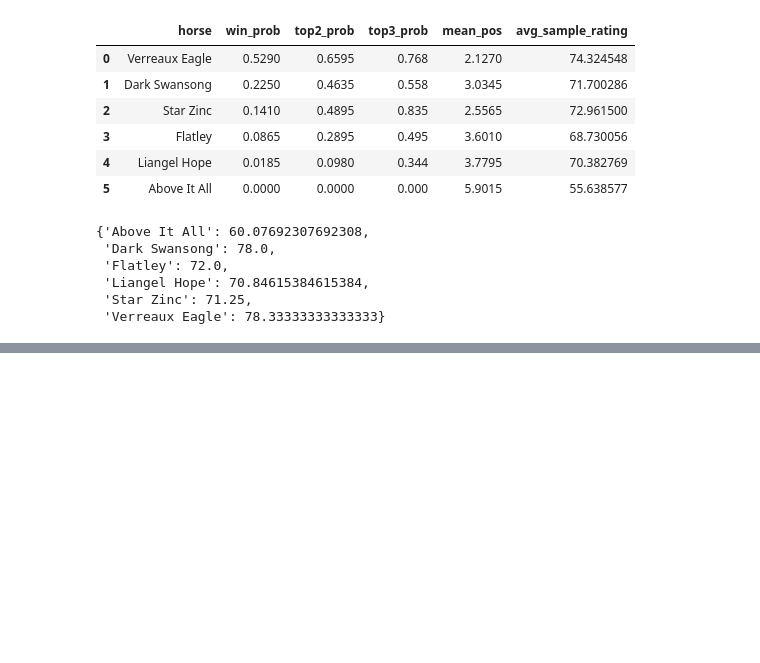
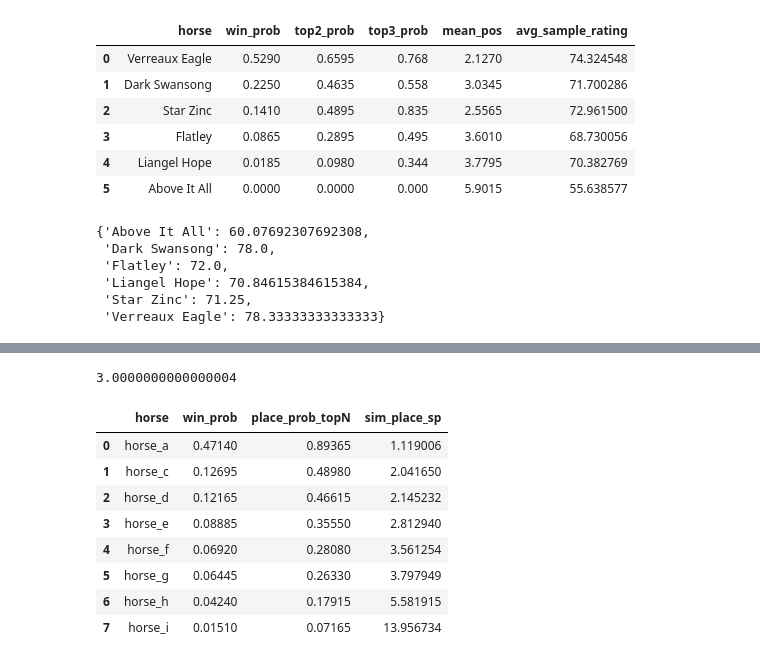
Before and after one commit to twattley/racing-api-project, a Jupyter notebook: notebooks/hack.ipynb, the cells around one changed output, grey strips where cells are left out. Cells and saved outputs as stored; diff of their text form; code cells hidden in the pictures; blank space fills up the shorter version.

```diff
--- a/notebooks/hack.ipynb
+++ b/notebooks/hack.ipynb
@@ -413,3 +413,24 @@ summary
  'Liangel Hope': 70.84615384615384,
  'Star Zinc': 71.25,
  'Verreaux Eagle': 78.33333333333333}
+# %%
+import pandas as pd
+
+df = pd.DataFrame(
+    {
+        "horse": ['horse_a',
+                'horse_a',
+                'horse_c',
+                'horse_d',
+                'horse_e',
+                'horse_f',
+                'horse_g',
+                'horse_h',
+                'horse_i',
+                   ],
+        "betfair_win_sp": [2.6, 5.3, 9.4, 10.0, 14.0, 18.0, 20.0, 30.0, 75.0],
+
+    }
+)
+# %%
+df['proba'] = 1/df['betfair_win_sp']
@@ -415,0 +514,16 @@ summary
+# %%
+sum(res['place_prob_topN'])
+# %% [output]
+3.0000000000000004
+# %%
+res
+# %% [output]
+|  | horse | win_prob | place_prob_topN | sim_place_sp |
+| 0 | horse_a | 0.47140 | 0.89365 | 1.119006 |
+| 1 | horse_c | 0.12695 | 0.48980 | 2.041650 |
+| 2 | horse_d | 0.12165 | 0.46615 | 2.145232 |
+| 3 | horse_e | 0.08885 | 0.35550 | 2.812940 |
+| 4 | horse_f | 0.06920 | 0.28080 | 3.561254 |
+| 5 | horse_g | 0.06445 | 0.26330 | 3.797949 |
+| 6 | horse_h | 0.04240 | 0.17915 | 5.581915 |
+| 7 | horse_i | 0.01510 | 0.07165 | 13.956734 |
```
Also changed, not shown: parts of 5 cells of this notebook, 9 other files.
